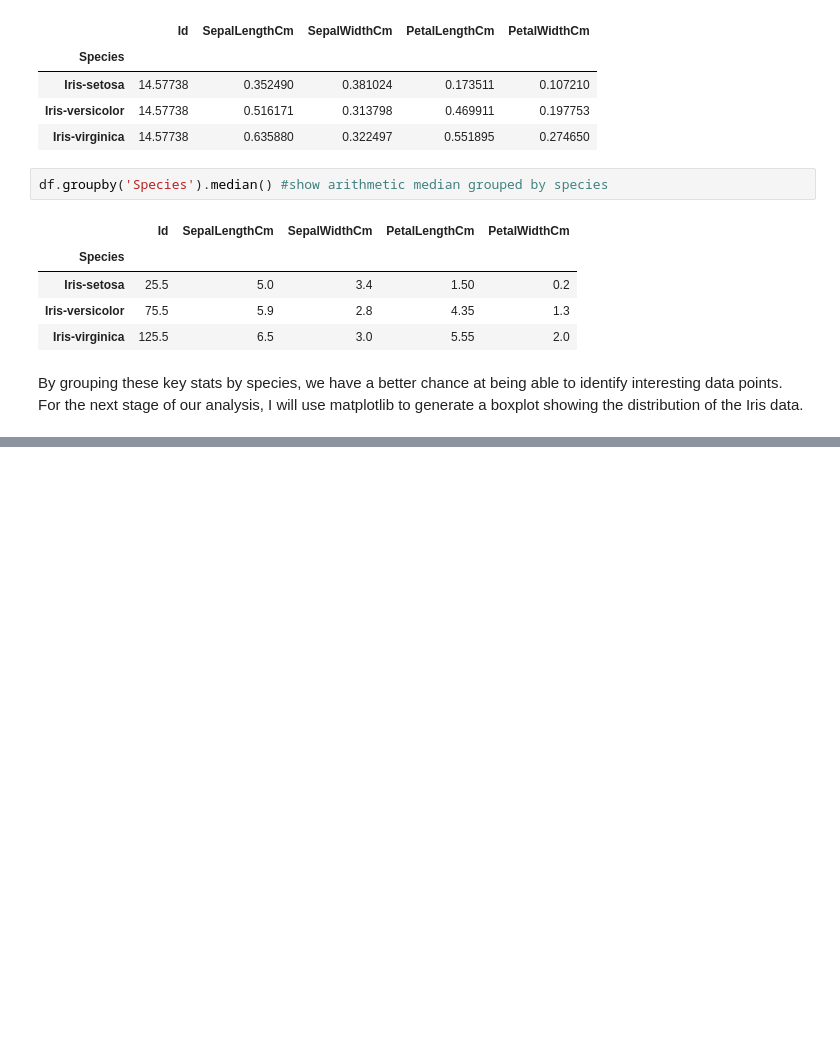
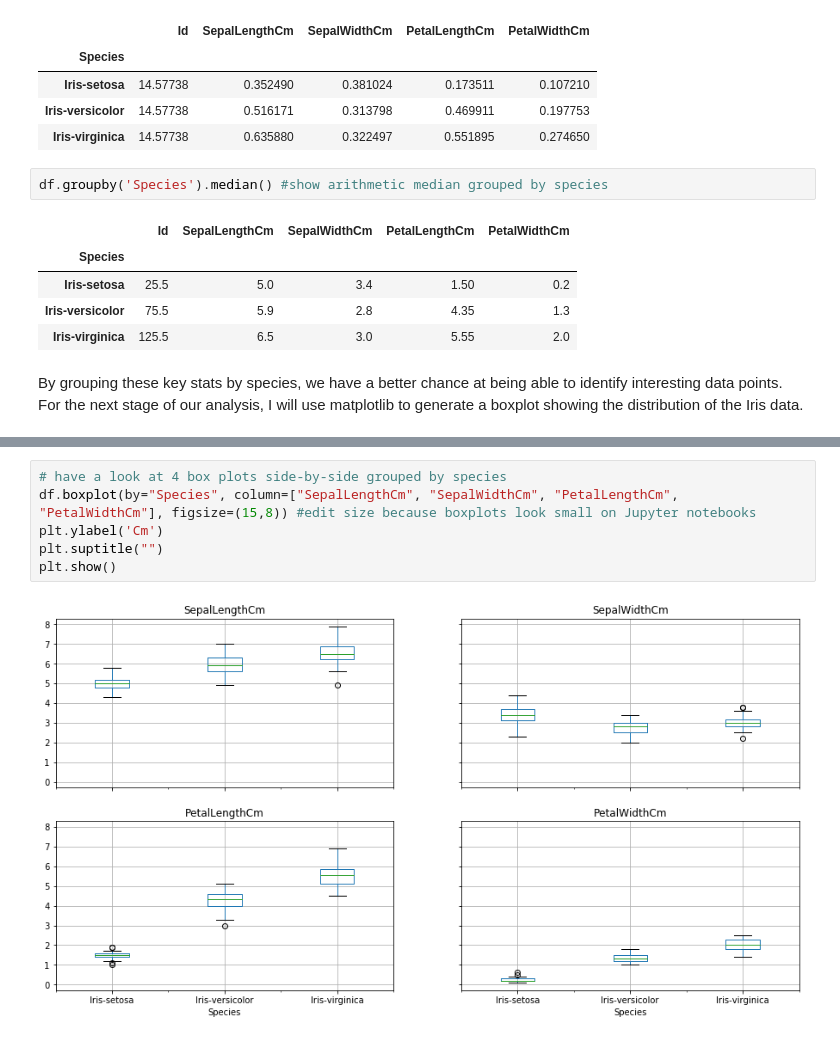
Before and after one commit to cobhan/pands-project-2019, a Jupyter notebook: Iris Dataset Project 2019.ipynb, the cells around one changed output, grey strips where cells are left out. Cells and saved outputs as stored; diff of their text form; blank space fills up the shorter version.

```diff
--- a/Iris Dataset Project 2019.ipynb
+++ b/Iris Dataset Project 2019.ipynb
@@ -105,0 +121,8 @@ df.boxplot(column='SepalLengthCm',by='Species')
+# %%
+# have a look at 4 box plots side-by-side grouped by species
+df.boxplot(by="Species", column=["SepalLengthCm", "SepalWidthCm", "PetalLengthCm", "PetalWidthCm"], figsize=(15,8)) #edit size because boxplots look small on Jupyter notebooks
+plt.ylabel('Cm')
+plt.suptitle("")
+plt.show()
+# %% [output]
+[figure, added]
```
Also changed, not shown: parts of 7 cells of this notebook.
